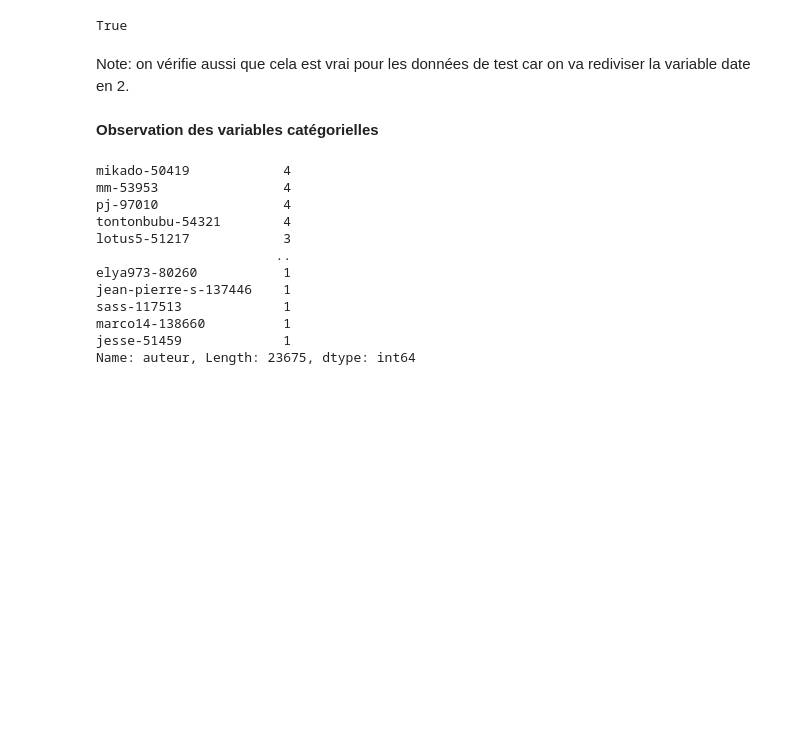
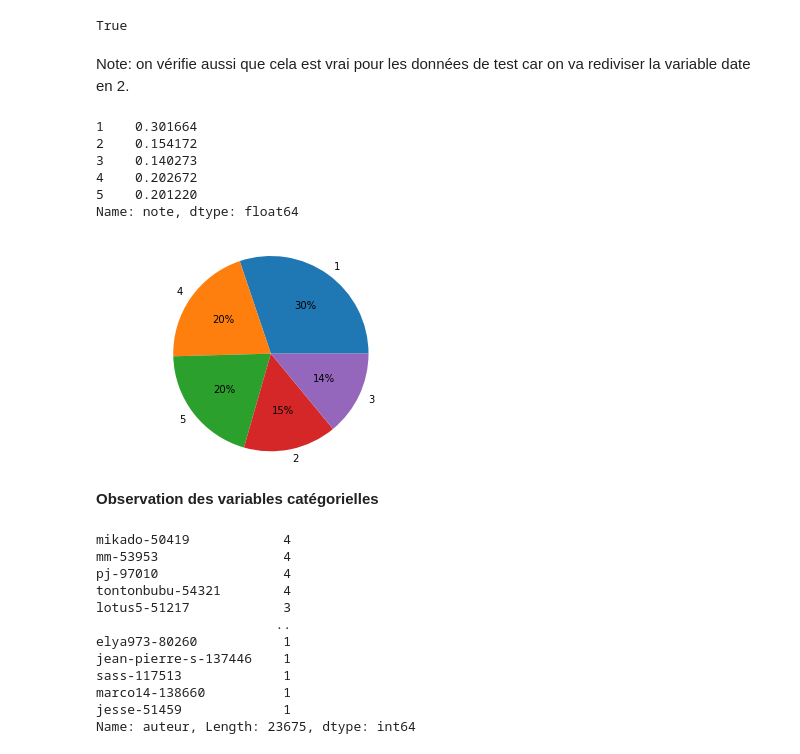
Before and after one commit to NandyBa/NLP-Project2, a Jupyter notebook: Analysis.ipynb, the cells around one changed output. Saved outputs shown, nothing was run; the diff lists cells and outputs as text; code cells hidden in the pictures; blank space fills up the shorter version.

```diff
--- a/Analysis.ipynb
+++ b/Analysis.ipynb
@@ -106,3 +108,12 @@ df_test[df_test.date.str.contains('suite à une expérience en')].shape == df_te
 True
 # %% [markdown]
 Note: on vérifie aussi que cela est vrai pour les données de test car on va rediviser la variable date en 2.
+# %%
+df.note.value_counts(normalize=True).sort_index()
+# %% [output]
+1    0.301664
+2    0.154172
+3    0.140273
+4    0.202672
+5    0.201220
+Name: note, dtype: float64
@@ -109,3 +135,7 @@ Note: on vérifie aussi que cela est vrai pour les données de test car on va re
+# %%
+percent_pie_chart(df, 'note')
+# %% [output]
+[figure, added]
 # %% [markdown]
 **Observation des variables catégorielles**
 # %%
```
Also changed, not shown: parts of 4 cells of this notebook, 4 other files.
